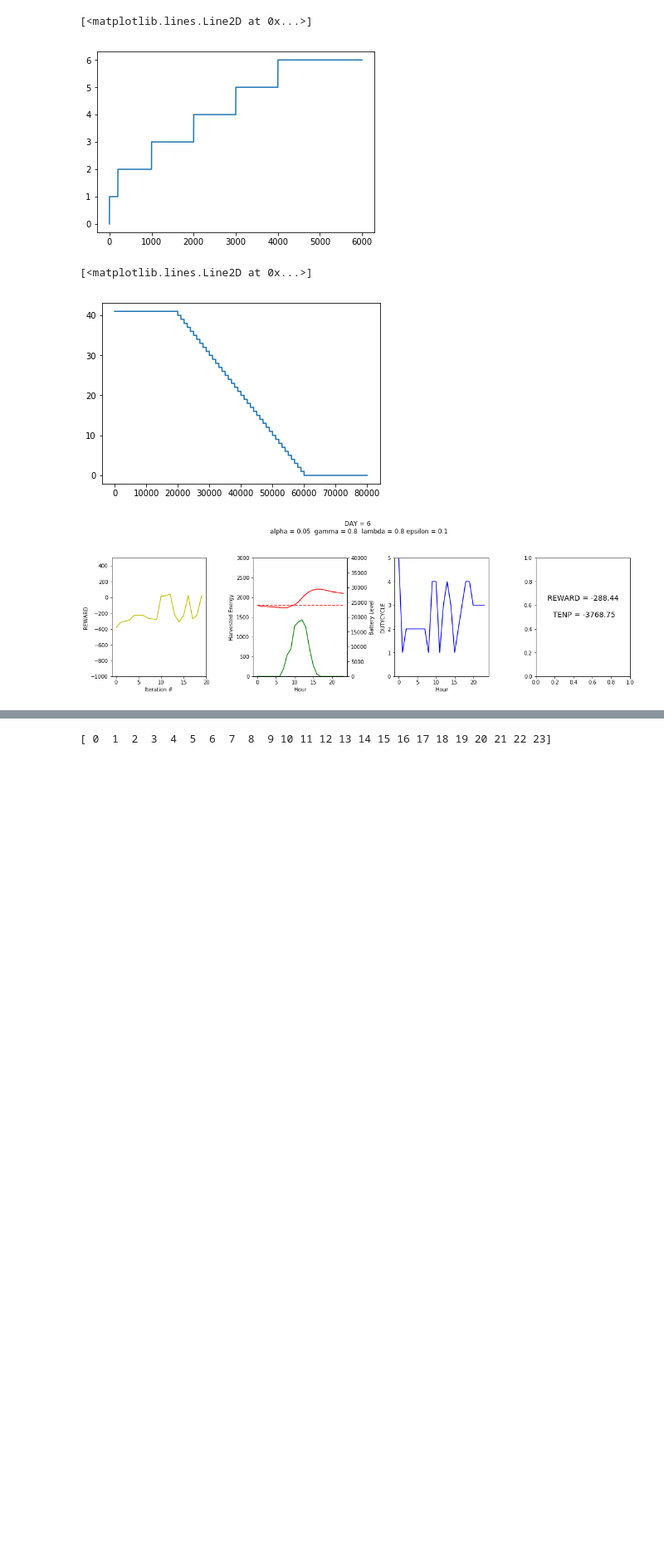
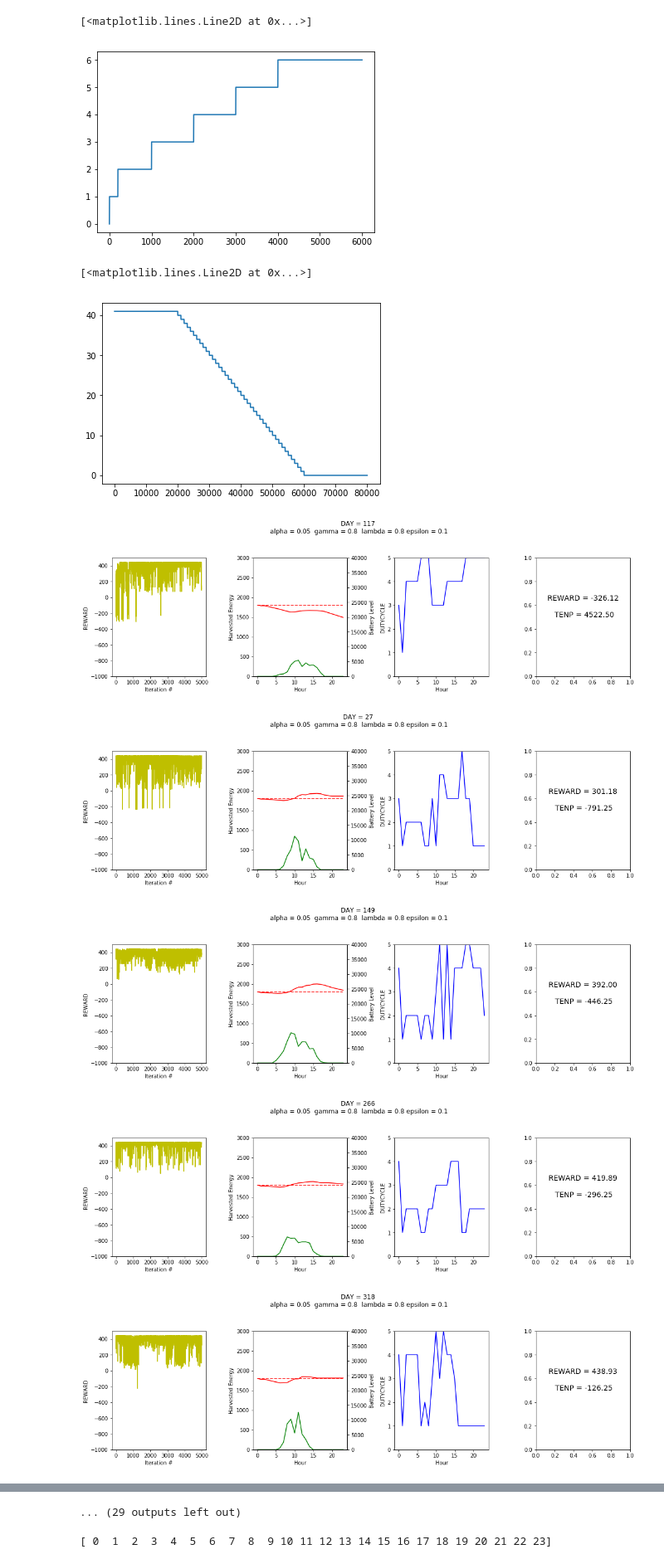
Before and after one commit to 5mali/eno_sarsa, a Jupyter notebook: sarsa/daytype/sarsa_daytype-Copy1.ipynb, the cells around one changed output, grey strips where cells are left out. Shown at 83% size. Saved outputs shown, nothing was run; the diff lists cells and outputs as text; code cells hidden in the pictures; blank space fills up the shorter version.

```diff
--- a/sarsa/daytype/sarsa_daytype-Copy1.ipynb
+++ b/sarsa/daytype/sarsa_daytype-Copy1.ipynb
@@ -150,10 +150,10 @@ no_of_actions = 5;
 
 
 day_state = 1 # type of day
-IMAX = 20 #maximum number of iterations
+IMAX = 5000 #maximum number of iterations
 
 #q_init is used for optimistic initialization of the Q-table to maximize exploration in the initial phases of training
-q_init = 5000;
+q_init = 200;
 q = np.zeros((no_of_dist_state, no_of_henergy_state, no_of_day_state, no_of_actions)) + q_init
 e = np.zeros((no_of_dist_state, no_of_henergy_state, no_of_day_state, no_of_actions))
 
@@ -384,31 +384,35 @@ for gamma in [0.8]: #discount factor
                     plt.ylabel("Battery Level")
                     plt.xlabel("Hour")
                     ax2b.set_ylim([0,BMAX])
 
     #                     ax3 = fig.add_subplot(1,4,3)
     #                     ax3.plot(dist_rec,'y')
     #                     ax3.plot(np.zeros_like(dist_rec),'y--')
     #                     plt.ylabel("ENP")
     #                     plt.xlabel("Hour")
     #                     ax3.set_ylim([-BMAX/2,BMAX/2])
 
                     ax4 = fig.add_subplot(1,4,3)
                     ax4.plot(action_rec+1,'b') #action 0 means dutcycle 1. It's more intuitive to display it like this in the plot.
                     plt.ylabel("DUTYCYCLE")
                     plt.xlabel("Hour")
                     ax4.set_ylim([0,DMAX])
 
                     ax5 = fig.add_subplot(1,4,4)
                     plt.text(0.5, 0.5, "REWARD = %.2f\n\n TENP = %.2f" %(treward, tenp),fontsize=14, ha='center')
 
                     fig.tight_layout()
                     st.set_y(0.95)
                     fig.subplots_adjust(top=0.75)
                     plt.show()
                 #END OF DAY LOOP
             #end of epsilon loop
         #end of lmbda loop
     #end of alpha loop
 #end of gamma loop
 # %% [output]
-[figure, old version]
+[figure, new version]
+[figure, added]
+[figure, added]
+[figure, added]
+[figure, added]
@@ -415,3 +426,4 @@ for gamma in [0.8]: #discount factor
+... (29 outputs left out)
 # %%
 TIME_AXIS = np.arange(0,TIME_STEPS)
 print(TIME_AXIS)
```
Also changed, not shown: parts of 3 cells of this notebook, 7 other files.
